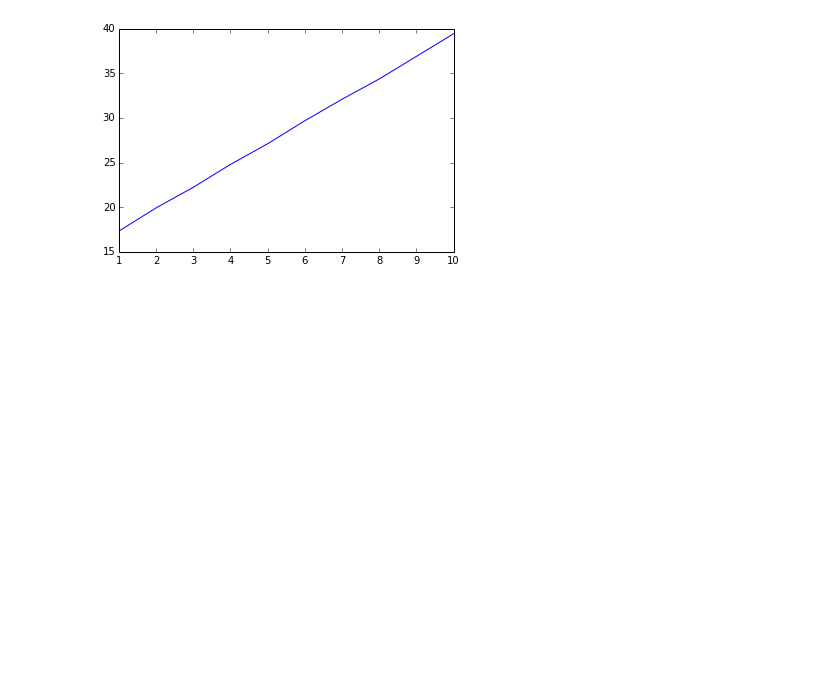
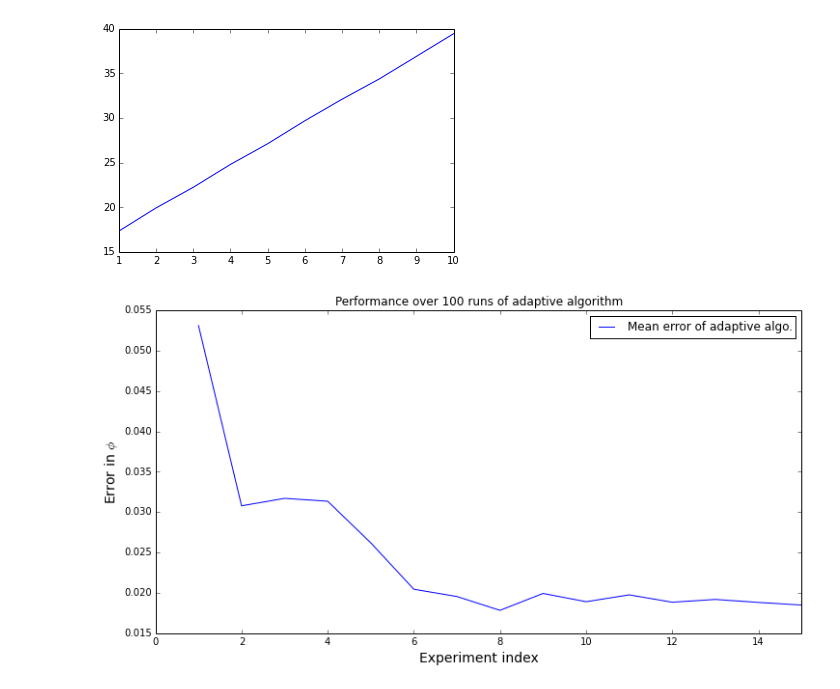
Before and after one commit to taalexander/Honours-Thesis, a Jupyter notebook: code/Adaptive Neutron Interferometry.ipynb, the cells around one changed output. Drawn from its saved outputs; the diff is of its cells as text; code cells hidden in the pictures; blank space fills up the shorter version.

```diff
--- a/code/Adaptive Neutron Interferometry.ipynb
+++ b/code/Adaptive Neutron Interferometry.ipynb
@@ -592,9 +592,9 @@ def make_array_adaptive(trueparams,warmup_params,num_particle=20000,n_thetas=200
     show()
     return toreturn
 # %%
-warmup_thetas = np.linspace(0, np.pi*2, 40)
-warmup_temps = np.random.normal(293.15,0.5,40)
-warmup_humids = np.random.normal(0.7,0.01,40)
+warmup_thetas = np.linspace(0, np.pi/10, 10)
+warmup_temps = np.random.normal(293.15,0.5,10)
+warmup_humids = np.random.normal(0.7,0.01,10)
 exparams = zip(warmup_thetas,warmup_temps,warmup_humids)
 # %%
 #f_post, this_error_hist, updater_adaptive, best_thetas = do_adaptive_ex(n_thetas=200, n_guesses=5, warmup_exparams=exparams, n_neutrons=100, n_warmup_neutrons=100, quiet=False)
@@ -640,22 +641,25 @@ plot_kernel_smoothed_pdf(updater_adaptive, param=3)
 # %%
 plot(this_error_hist)
 # %%
-error_hist = np.zeros((100, 500 + warmup_thetas.size))
-for idx_run in xrange(100):
+l = 10
+n_t = 30
+error_hist = np.zeros((l, n_t + warmup_thetas.size))
+for idx_run in xrange(l):
     print("Run {}...".format(idx_run))
-    f_post, this_error_hist, updater_adaptive, best_thetas = do_adaptive(n_thetas=500, n_guesses=3, warmup_thetas=warmup_thetas, n_neutrons=40, n_warmup_neutrons=1000, quiet=True)
-    error_hist[idx_run, :] = this_error_hist
+    f_post, this_error_hist, updater_adaptive, best_thetas = do_adaptive_ex(n_thetas=n_t, n_guesses=3, warmup_exparams=exparams, n_neutrons=100, n_warmup_neutrons=100, quiet=True)
 # %%
 xs = arange(error_hist.shape[1]) + 1
 ns = np.concatenate([1000 * arange(1, 1 + len(warmup_thetas)), 1000 * len(warmup_thetas) + 40 * arange(1, 501)])
 figure(figsize=(12,6))
 xlim(xmax=max(xs))
 plot(xs, np.mean(error_hist, axis=0), label='Mean error of adaptive algo.')
-plot(xs, 1/sqrt(ns), 'k--', label='CRB for perfect contrast')
+#plot(xs, 1/sqrt(ns), 'k--', label='CRB for perfect contrast')
 legend()
 title('Performance over 100 runs of adaptive algorithm')
 xlabel('Experiment index', size=14)
 ylabel(r'Error in $\phi$', size=14);
+# %% [output]
+[figure, added]
 # %%
 plot_kernel_smoothed_pdf(updater_adaptive, param=2, show_true=False)
 # %%
```
Also changed, not shown: parts of 2 cells of this notebook, 4 other files.
